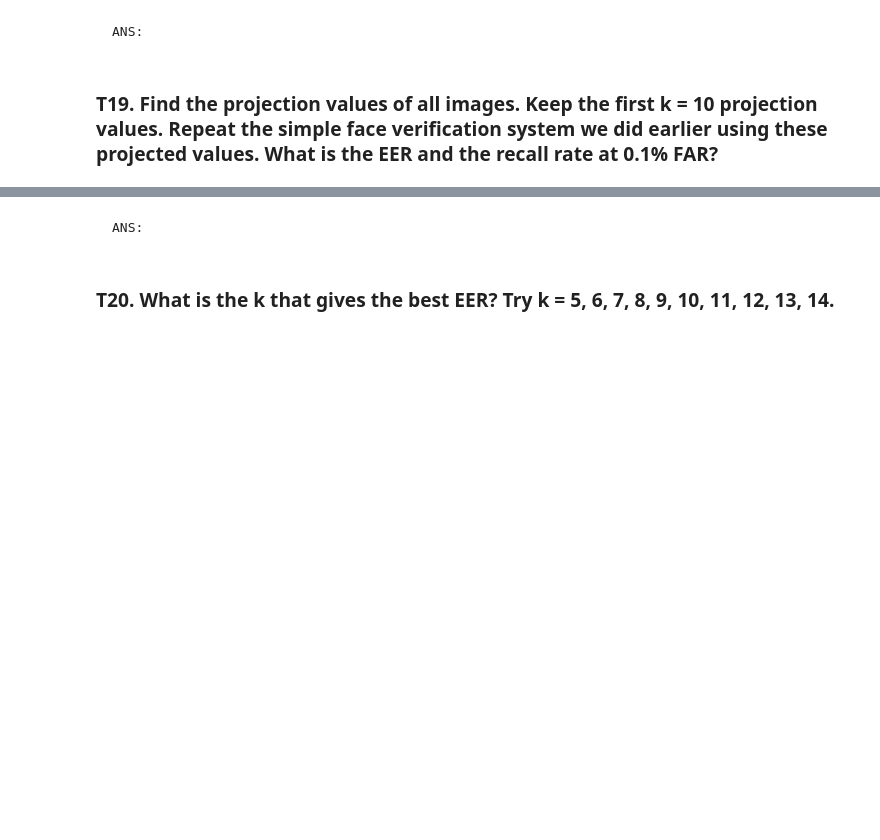
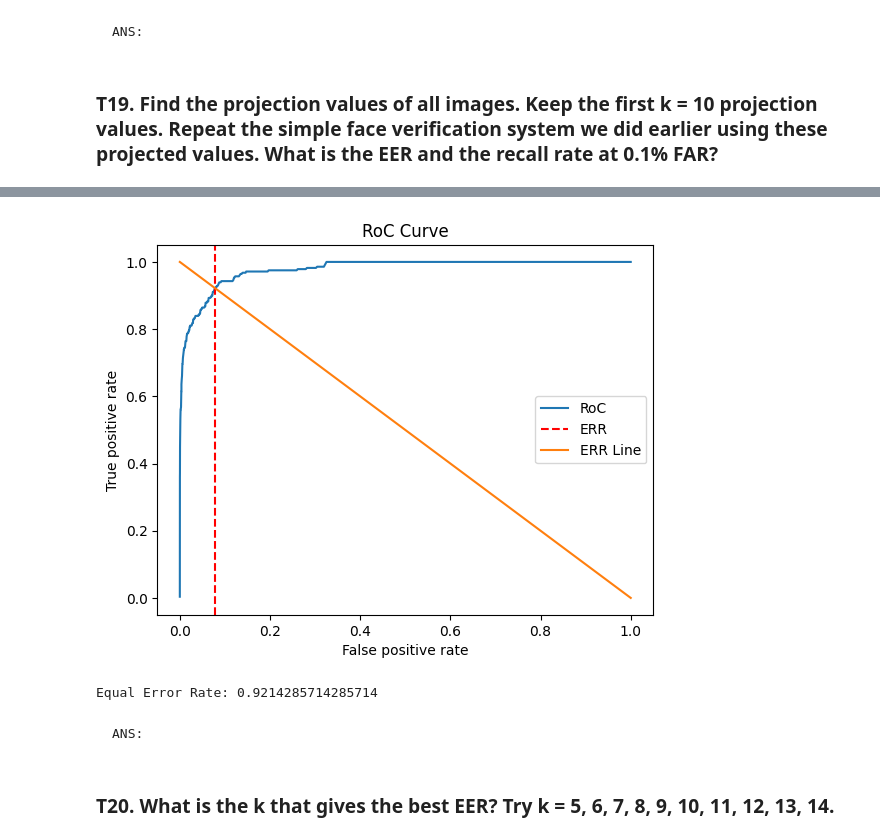
Before and after one commit to ppirch/Pattern_2024, a Jupyter notebook: HW/HW03/HW3_Fisherfaces(student).ipynb, the cells around one changed output, grey strips where cells are left out. Saved outputs shown, nothing was run; the diff lists cells and outputs as text; code cells hidden in the pictures; blank space fills up the shorter version.

```diff
--- a/HW/HW03/HW3_Fisherfaces(student).ipynb
+++ b/HW/HW03/HW3_Fisherfaces(student).ipynb
@@ -388,16 +463,13 @@ def calculate_roc(input_mat, N = 1000):
         far_list.append(far)
     return tpr_list, far_list
 
-def plot_roc(input_mat, plot_eer = False, recall_point = -1):
+def plot_roc(input_mat, plot_eer = False, recall_point = -1, show=True):
     """
     TODO: Plot RoC Curve from a given matrix.
     """
     # INSERT CODE HERE
     tpr_list, far_list = calculate_roc(input_mat)
-    plt.plot(far_list, tpr_list, label='RoC')
-    plt.xlabel('False positive rate')
-    plt.ylabel('True positive rate')
-    plt.title('RoC Curve')
+
 
     # Find EER
     min_diff = 2e9
@@ -408,9 +480,7 @@ def plot_roc(input_mat, plot_eer = False, recall_point = -1):
             min_diff = diff
             eer = (x, y)
 
-    if plot_eer:
-        plt.axvline(x=eer[0], color='r', linestyle='--', label='ERR')
-        plt.plot([1.0, 0.0], label='ERR Line')
+
 
     # Find False alarm rate
     far = (None, None)
@@ -421,9 +491,18 @@ def plot_roc(input_mat, plot_eer = False, recall_point = -1):
             if diff < min_diff:
                 far = (x, y)
                 min_diff = diff
-        plt.axvline(x=far[0], color='g', linestyle='--', label='FAR')
-    plt.legend()
-    plt.show()
+    if show:
+        plt.plot(far_list, tpr_list, label='RoC')
+        plt.xlabel('False positive rate')
+        plt.ylabel('True positive rate')
+        plt.title('RoC Curve')
+        if plot_eer:
+            plt.axvline(x=eer[0], color='r', linestyle='--', label='ERR')
+            plt.plot([1.0, 0.0], label='ERR Line')
+        if recall_point != -1:
+            plt.axvline(x=far[0], color='g', linestyle='--', label='FAR')
+        plt.legend()
+        plt.show()
     return eer, far
 # %%
 # INSERT CODE HERE
@@ -615,2 +731,8 @@ test_reduce_dimension()
 # %%
 # TODO: Find EER and the recall rate at 0.1% FAR.
+
+eer, _ = plot_roc(similarity_matrix, True)
+print(f'Equal Error Rate: {eer[1]}')
+# %% [output]
+[figure, added]
+Equal Error Rate: 0.9214285714285714
```
Also changed, not shown: parts of 64 cells of this notebook.
